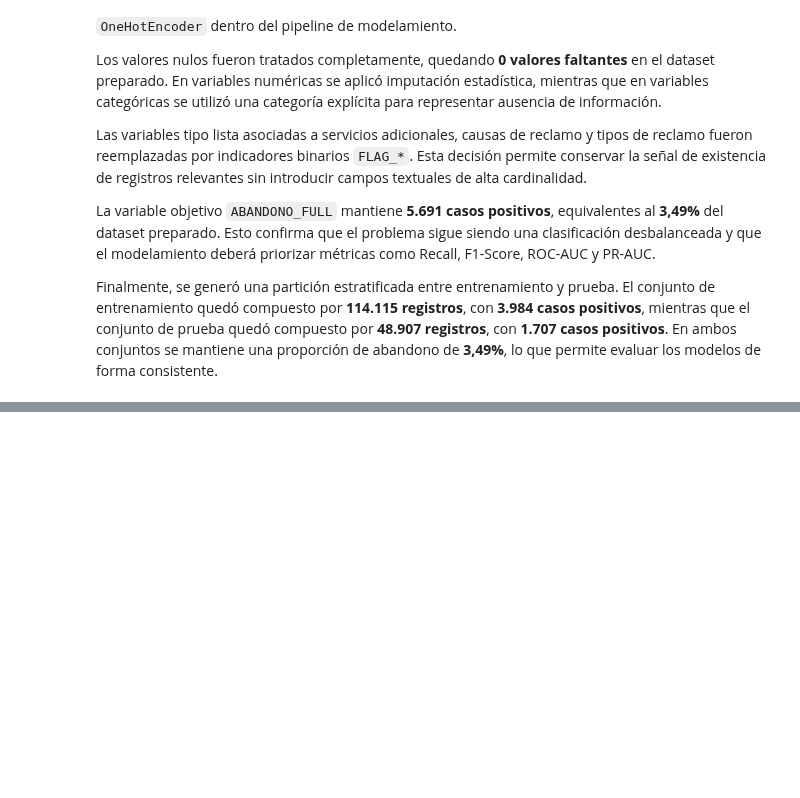
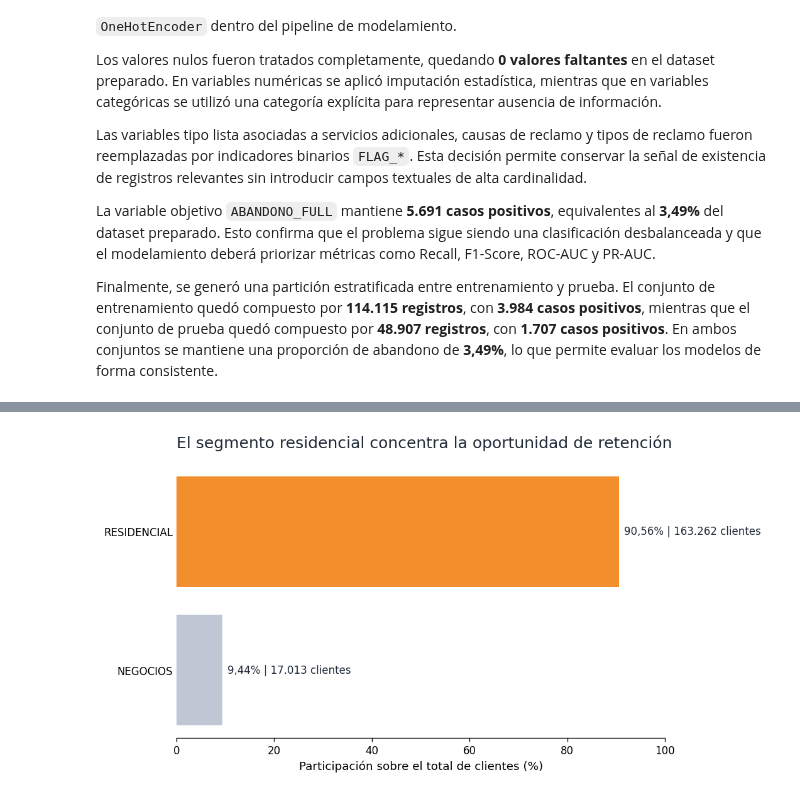
Before and after one commit to flecaros84/datamining_ep03, a Jupyter notebook: EP03.ipynb, the cells around one changed output, grey strips where cells are left out. Saved outputs shown, nothing was run; the diff lists cells and outputs as text; code cells hidden in the pictures; blank space fills up the shorter version.

Commit message:
Revisión de trabajo y se agrega presentación

```diff
--- a/EP03.ipynb
+++ b/EP03.ipynb
@@ -1958,0 +2124,80 @@ Finalmente, el modelo debería recalibrarse periódicamente con datos nuevos, in
+# %%
+# ============================================================
+# ANEXOS PARA PRESENTACIÓN
+# Código 2: Participación del segmento residencial
+# ============================================================
+
+# Carga segura del dataset original si no existe en memoria
+try:
+    df
+except NameError:
+    ruta_data = "data/Abandono_Clientes.csv"
+    df = pd.read_csv(
+        ruta_data,
+        sep=";",
+        encoding="utf-8-sig",
+        low_memory=False
+    )
+
+# Distribución por segmento
+segmentos = (
+    df["SEGMENTO"]
+    .value_counts(dropna=False)
+    .rename_axis("segmento")
+    .reset_index(name="registros")
+)
+
+segmentos["porcentaje"] = (
+    segmentos["registros"] / segmentos["registros"].sum() * 100
+).round(2)
+
+segmentos = segmentos.sort_values("porcentaje", ascending=True)
+
+display(segmentos)
+
+# Colores: acento solo para Residencial
+colores = [
+    COLOR_ACENTO if segmento == "RESIDENCIAL" else COLOR_BASE
+    for segmento in segmentos["segmento"]
+]
+
+plt.figure(figsize=(9, 4.8))
+
+bars = plt.barh(
+    segmentos["segmento"],
+    segmentos["porcentaje"],
+    color=colores
+)
+
+plt.title(
+    "El segmento residencial concentra la oportunidad de retención",
+    loc="left",
+    color=COLOR_TEXTO,
+    pad=15
+)
+
+plt.xlabel("Participación sobre el total de clientes (%)")
+plt.ylabel("")
+
+plt.xlim(0, 100)
+
+# Etiquetas directas
+for bar, porcentaje, registros in zip(
+    bars,
+    segmentos["porcentaje"],
+    segmentos["registros"]
+):
+    plt.text(
+        bar.get_width() + 1,
+        bar.get_y() + bar.get_height() / 2,
+        f"{porcentaje:.2f}% | {formato_miles(registros)} clientes".replace(".", ",", 1),
+        va="center",
+        fontsize=10,
+        color=COLOR_TEXTO
+    )
+
+plt.gca().spines["left"].set_visible(False)
+plt.tick_params(axis="y", length=0)
+
+guardar_grafico("01_segmento_residencial_vs_negocios.png")
+# %% [output]
@@ -1958,0 +2207 @@ Finalmente, el modelo debería recalibrarse periódicamente con datos nuevos, in
+[figure, added]
```
Also changed, not shown: parts of 27 cells of this notebook, 3 other files.
